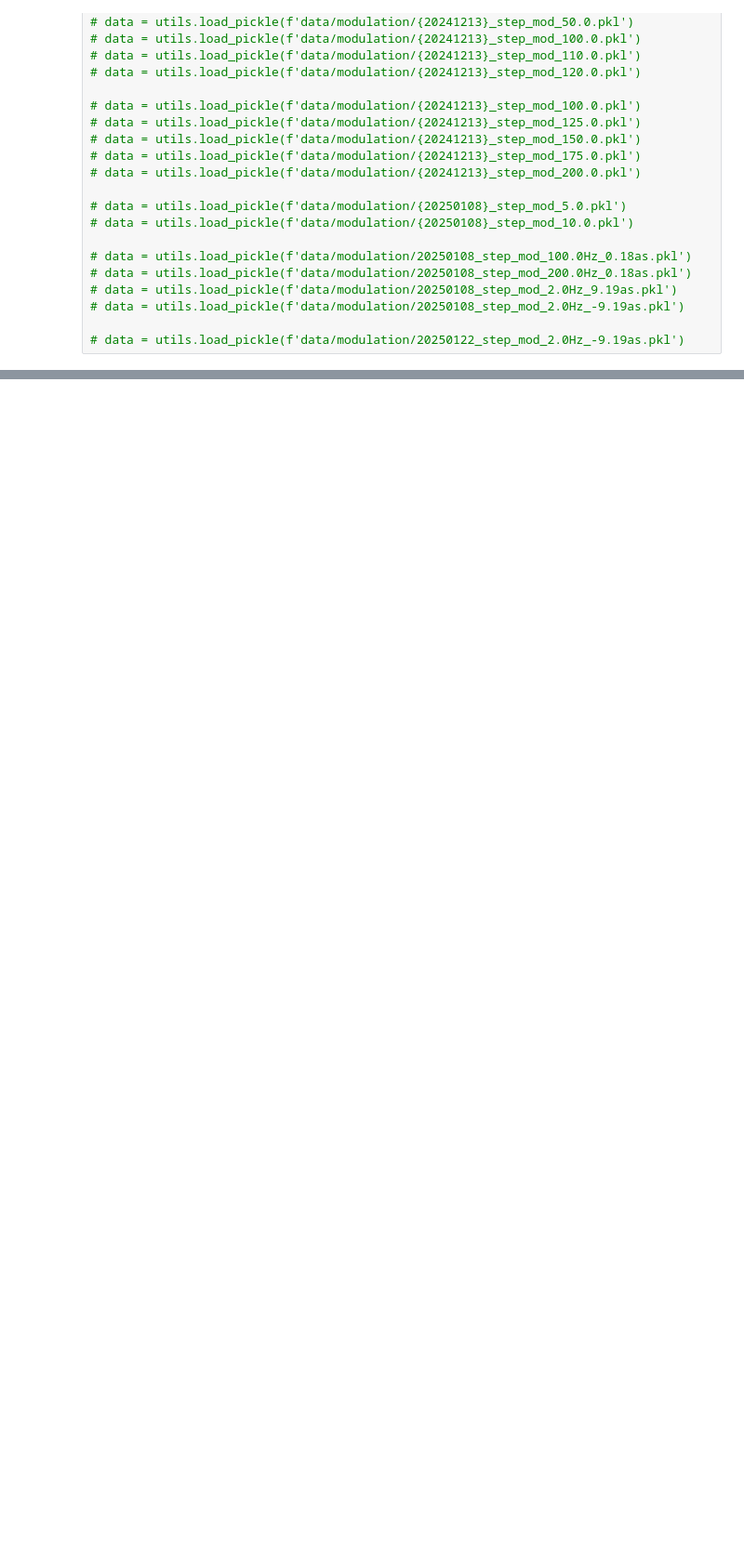
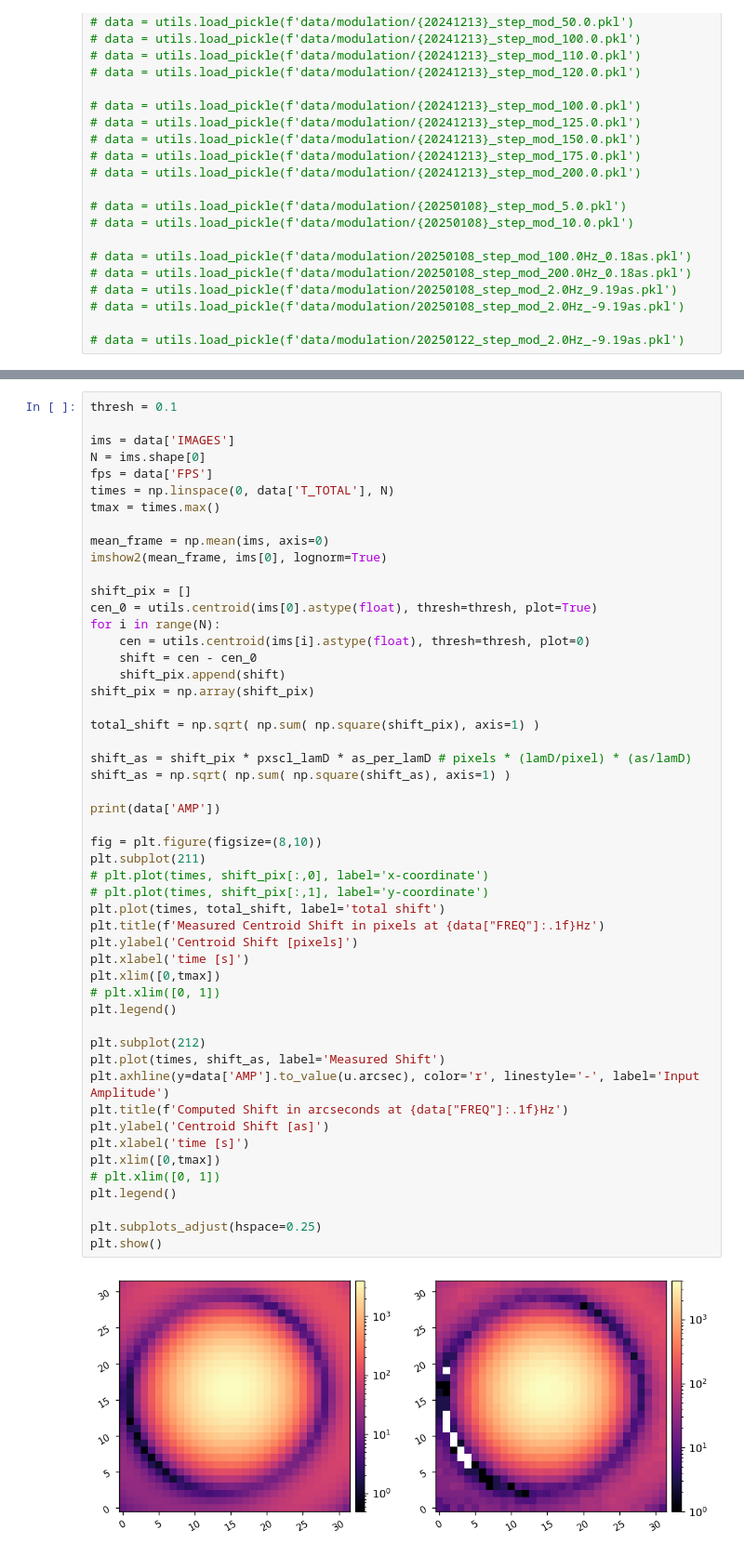
Before and after one commit to nick-lambert/fsm-exps, a Jupyter notebook: test_fsmModulator.ipynb, the cells around one changed output, grey strips where cells are left out. Shown at 93% size. Cells and saved outputs as stored; diff of their text form; blank space fills up the shorter version.

```diff
--- a/test_fsmModulator.ipynb
+++ b/test_fsmModulator.ipynb
@@ -230,0 +248,53 @@ plt.show()
+# %%
+thresh = 0.1
+
+ims = data['IMAGES']
+N = ims.shape[0]
+fps = data['FPS']
+times = np.linspace(0, data['T_TOTAL'], N)
+tmax = times.max()
+
+mean_frame = np.mean(ims, axis=0)
+imshow2(mean_frame, ims[0], lognorm=True)
+
+shift_pix = []
+cen_0 = utils.centroid(ims[0].astype(float), thresh=thresh, plot=True)
+for i in range(N):
+    cen = utils.centroid(ims[i].astype(float), thresh=thresh, plot=0)
+    shift = cen - cen_0
+    shift_pix.append(shift)
+shift_pix = np.array(shift_pix)
+
+total_shift = np.sqrt( np.sum( np.square(shift_pix), axis=1) )
+
+shift_as = shift_pix * pxscl_lamD * as_per_lamD # pixels * (lamD/pixel) * (as/lamD)
+shift_as = np.sqrt( np.sum( np.square(shift_as), axis=1) )
+
+print(data['AMP'])
+
+fig = plt.figure(figsize=(8,10))
+plt.subplot(211)
+# plt.plot(times, shift_pix[:,0], label='x-coordinate')
+# plt.plot(times, shift_pix[:,1], label='y-coordinate')
+plt.plot(times, total_shift, label='total shift')
+plt.title(f'Measured Centroid Shift in pixels at {data["FREQ"]:.1f}Hz')
+plt.ylabel('Centroid Shift [pixels]')
+plt.xlabel('time [s]')
+plt.xlim([0,tmax])
+# plt.xlim([0, 1])
+plt.legend()
+
+plt.subplot(212)
+plt.plot(times, shift_as, label='Measured Shift')
+plt.axhline(y=data['AMP'].to_value(u.arcsec), color='r', linestyle='-', label='Input Amplitude')
+plt.title(f'Computed Shift in arcseconds at {data["FREQ"]:.1f}Hz')
+plt.ylabel('Centroid Shift [as]')
+plt.xlabel('time [s]')
+plt.xlim([0,tmax])
+# plt.xlim([0, 1])
+plt.legend()
+
+plt.subplots_adjust(hspace=0.25)
+plt.show()
+# %% [output]
+[figure, added]
```
Also changed, not shown: parts of 15 cells of this notebook.
